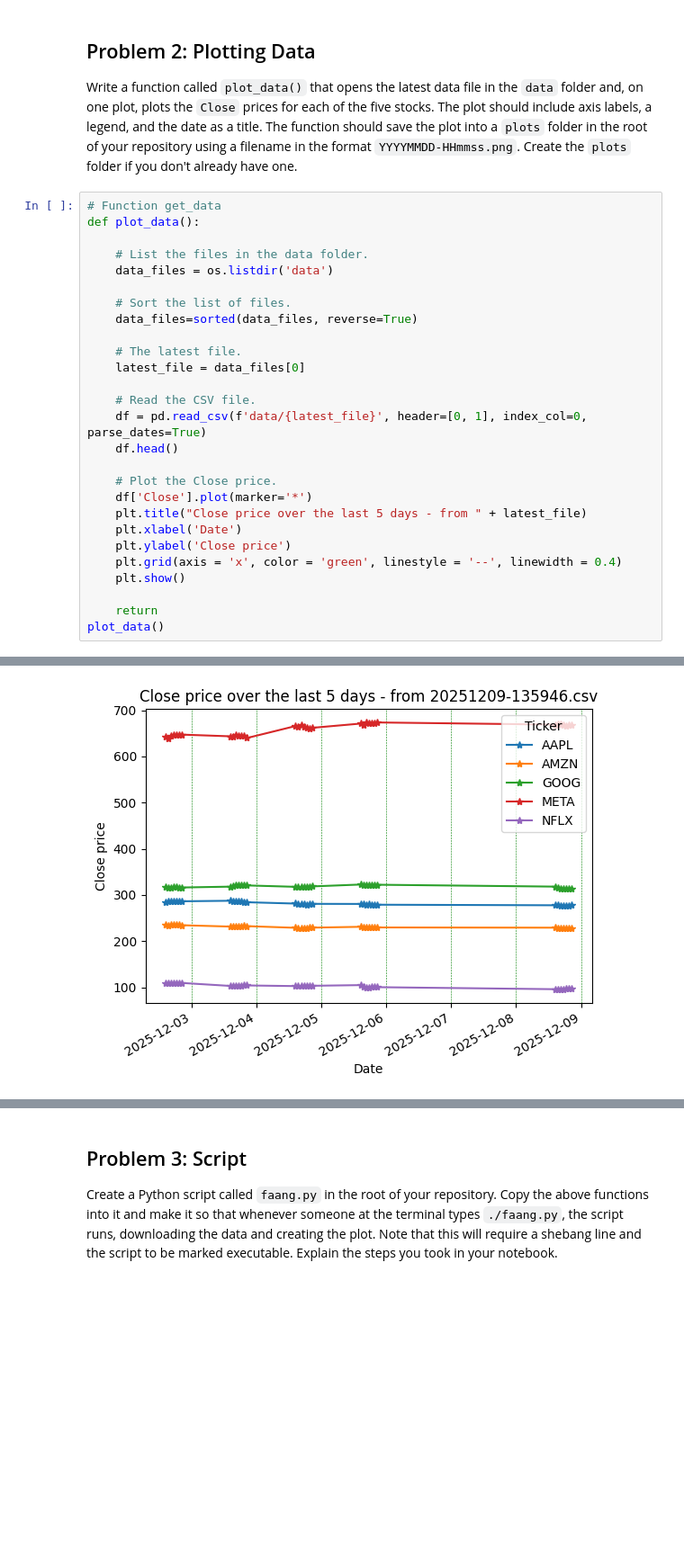
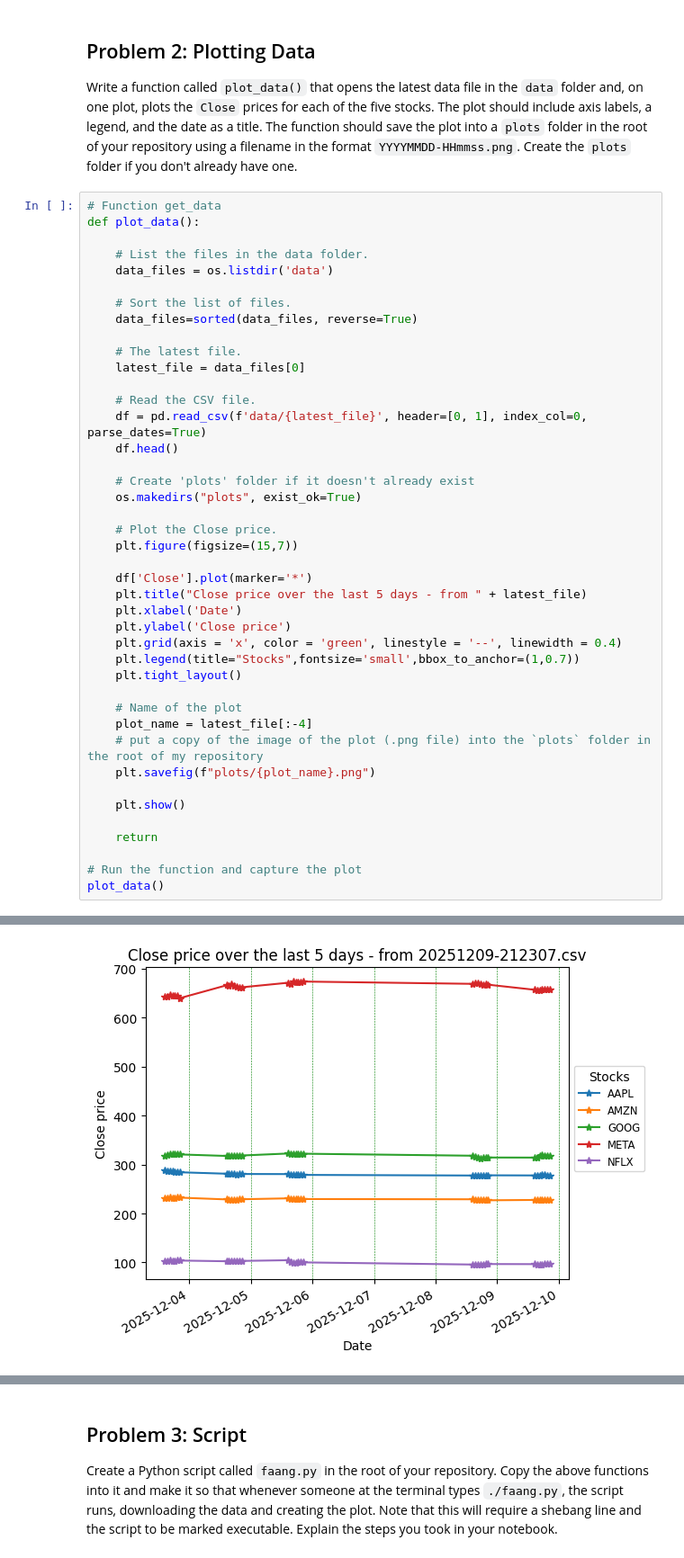
Before and after one commit to quyenphanlyons/ci-assessment, a Jupyter notebook: problems.ipynb, the cells around one changed output, grey strips where cells are left out. Shown at 90% size. Drawn from its saved outputs; the diff is of its cells as text; blank space fills up the shorter version.

```diff
--- a/problems.ipynb
+++ b/problems.ipynb
@@ -83,14 +81,29 @@ def plot_data():
     df = pd.read_csv(f'data/{latest_file}', header=[0, 1], index_col=0, parse_dates=True)
     df.head()
 
+    # Create 'plots' folder if it doesn't already exist
+    os.makedirs("plots", exist_ok=True)
+
     # Plot the Close price.
+    plt.figure(figsize=(15,7))
+
     df['Close'].plot(marker='*')
     plt.title("Close price over the last 5 days - from " + latest_file)
     plt.xlabel('Date')
     plt.ylabel('Close price')
     plt.grid(axis = 'x', color = 'green', linestyle = '--', linewidth = 0.4)
+    plt.legend(title="Stocks",fontsize='small',bbox_to_anchor=(1,0.7))
+    plt.tight_layout()
+
+    # Name of the plot
+    plot_name = latest_file[:-4]
+    # put a copy of the image of the plot (.png file) into the `plots` folder in the root of my repository
+    plt.savefig(f"plots/{plot_name}.png")
+
     plt.show()
 
     return
+
+# Run the function and capture the plot
 plot_data()
 # %% [output]
@@ -97 +111 @@ plot_data()
-[figure, old version]
+[figure, new version]
```
Also changed, not shown: parts of 4 cells of this notebook, 13 other files.
